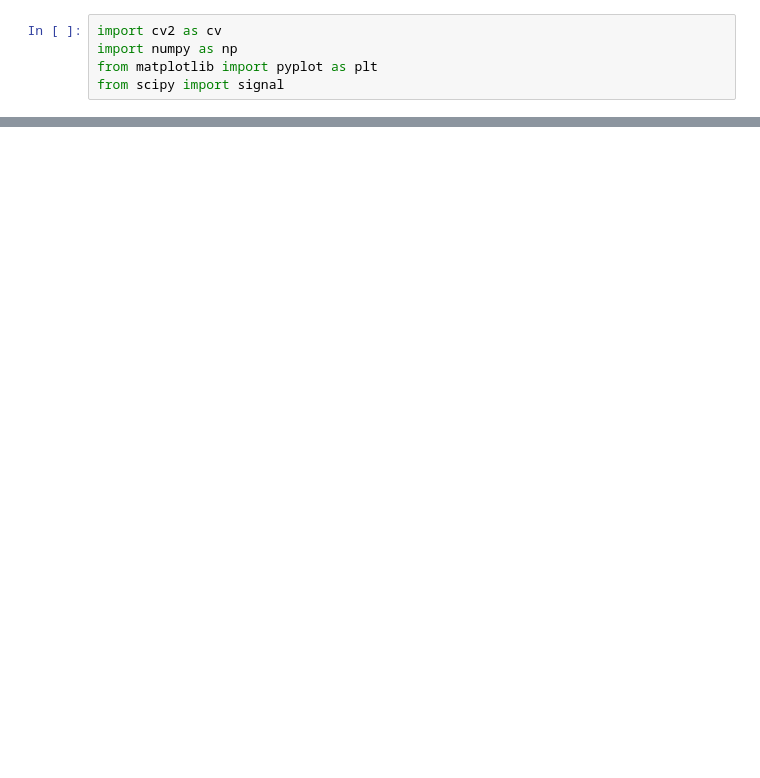
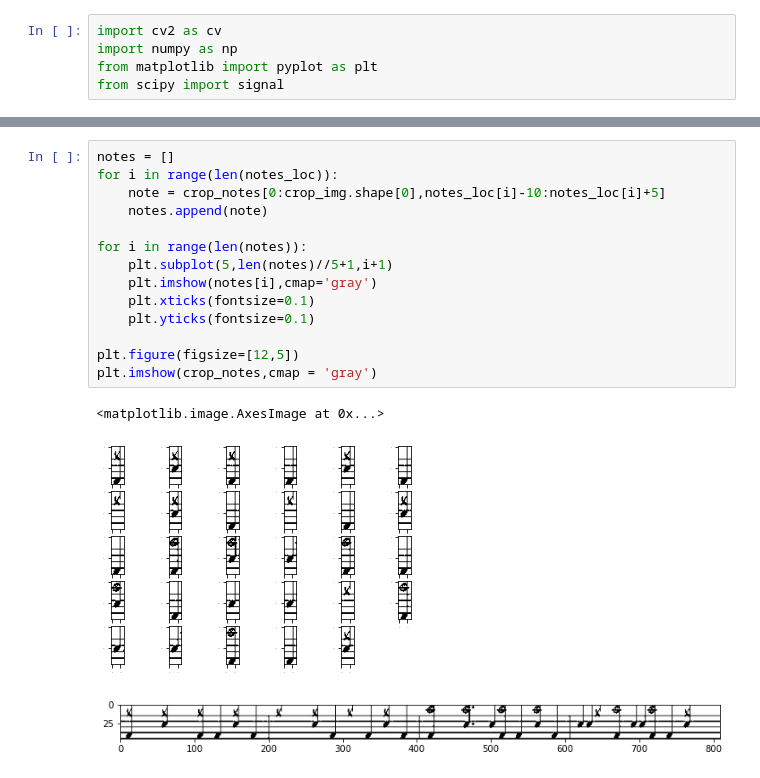
Before and after one commit to SoobumKim/Audio_Deep_Learning, a Jupyter notebook: Detection 5line_v6.ipynb, the cells around one changed output, grey strips where cells are left out. Cells and saved outputs as stored; diff of their text form; blank space fills up the shorter version.

```diff
--- a/Detection 5line_v6.ipynb
+++ b/Detection 5line_v6.ipynb
@@ -64,0 +169,18 @@ e_index
+# %%
+notes = []
+for i in range(len(notes_loc)):
+    note = crop_notes[0:crop_img.shape[0],notes_loc[i]-10:notes_loc[i]+5]
+    notes.append(note)
+
+for i in range(len(notes)):
+    plt.subplot(5,len(notes)//5+1,i+1)
+    plt.imshow(notes[i],cmap='gray')
+    plt.xticks(fontsize=0.1)
+    plt.yticks(fontsize=0.1)
+
+plt.figure(figsize=[12,5])
+plt.imshow(crop_notes,cmap = 'gray')
+# %% [output]
+<matplotlib.image.AxesImage at 0x...>
+[figure, added]
+[figure, added]
```
Also changed, not shown: parts of 23 cells of this notebook.
